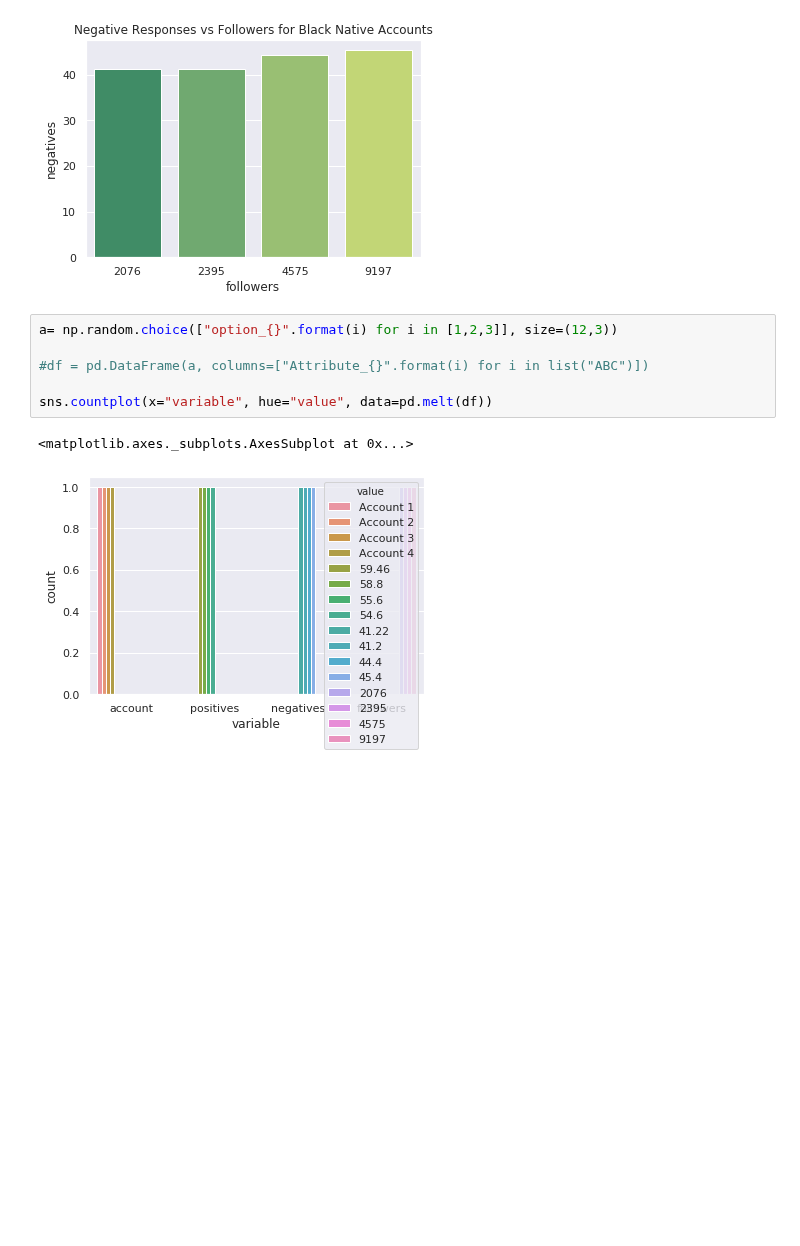
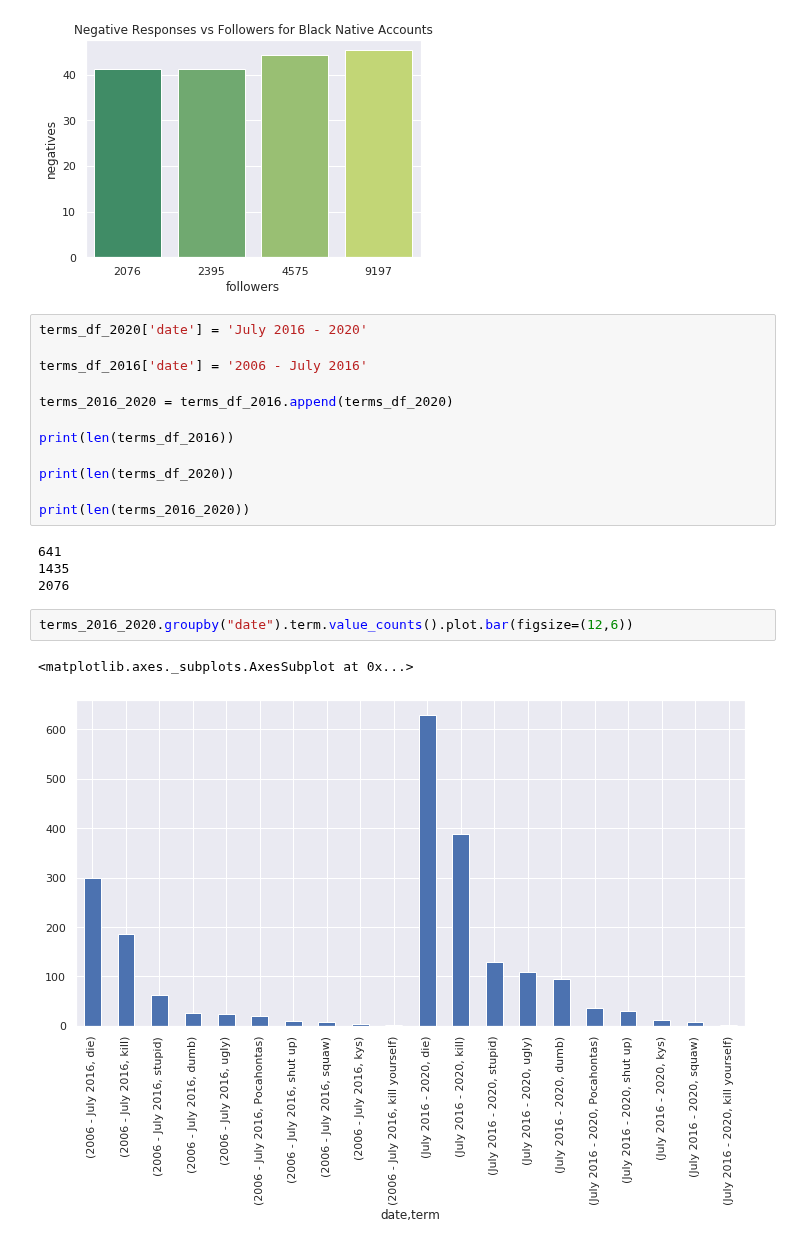
Before and after one commit to IndigenousEngineering/In-Reply, a Jupyter notebook: in_reply_1.ipynb, the cells around one changed output. Drawn from its saved outputs; the diff is of its cells as text; blank space fills up the shorter version.

Commit message:
terms viz

```diff
--- a/in_reply_1.ipynb
+++ b/in_reply_1.ipynb
@@ -1570,12 +1570,24 @@ sns.barplot(x='followers', y='negatives', data=df, palette='summer')
 # %% [output]
 <matplotlib.axes._subplots.AxesSubplot at 0x...>
 [figure]
-# %%
-a= np.random.choice(["option_{}".format(i) for i in [1,2,3]], size=(12,3))
-
-#df = pd.DataFrame(a, columns=["Attribute_{}".format(i) for i in list("ABC")])
-
-sns.countplot(x="variable", hue="value", data=pd.melt(df))
-# %% [output]
-<matplotlib.axes._subplots.AxesSubplot at 0x...>
-[figure, removed]
+# %%
+terms_df_2020['date'] = 'July 2016 - 2020'
+
+terms_df_2016['date'] = '2006 - July 2016'
+
+terms_2016_2020 = terms_df_2016.append(terms_df_2020)
+
+print(len(terms_df_2016))
+
+print(len(terms_df_2020))
+
+print(len(terms_2016_2020))
+# %% [output]
+641
+1435
+2076
+# %%
+terms_2016_2020.groupby("date").term.value_counts().plot.bar(figsize=(12,6))
+# %% [output]
+<matplotlib.axes._subplots.AxesSubplot at 0x...>
+[figure, added]
```
